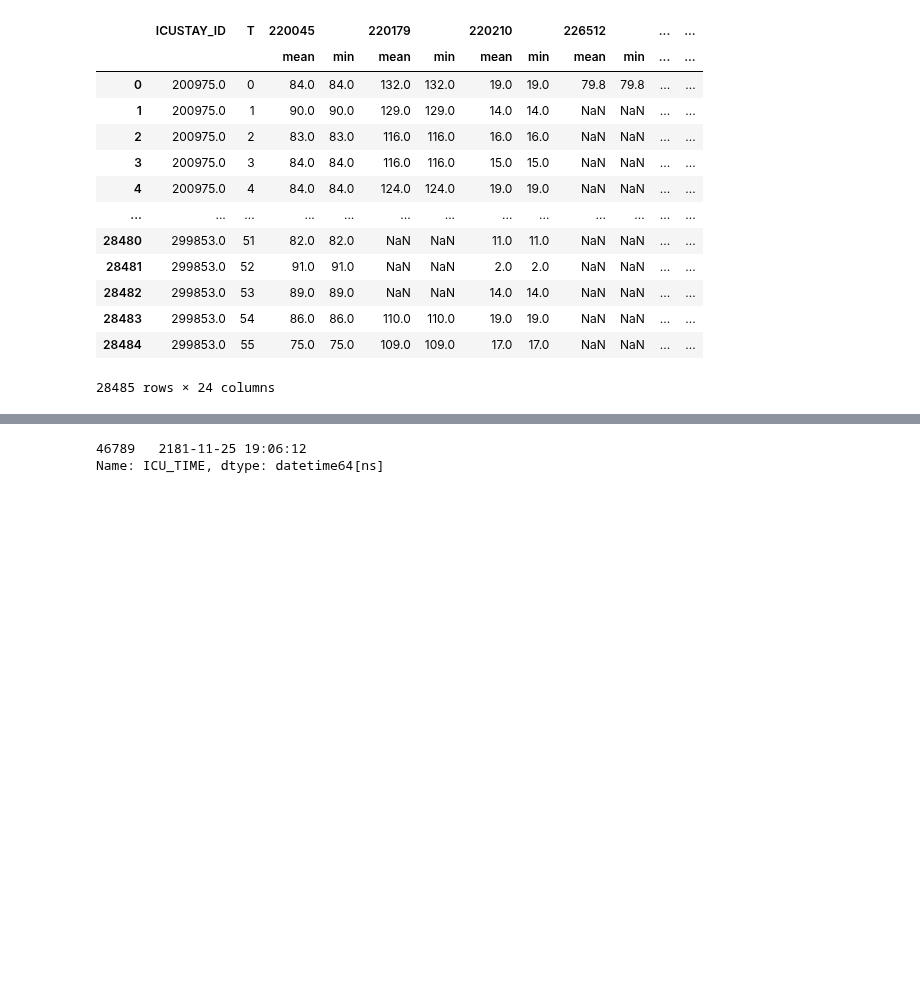
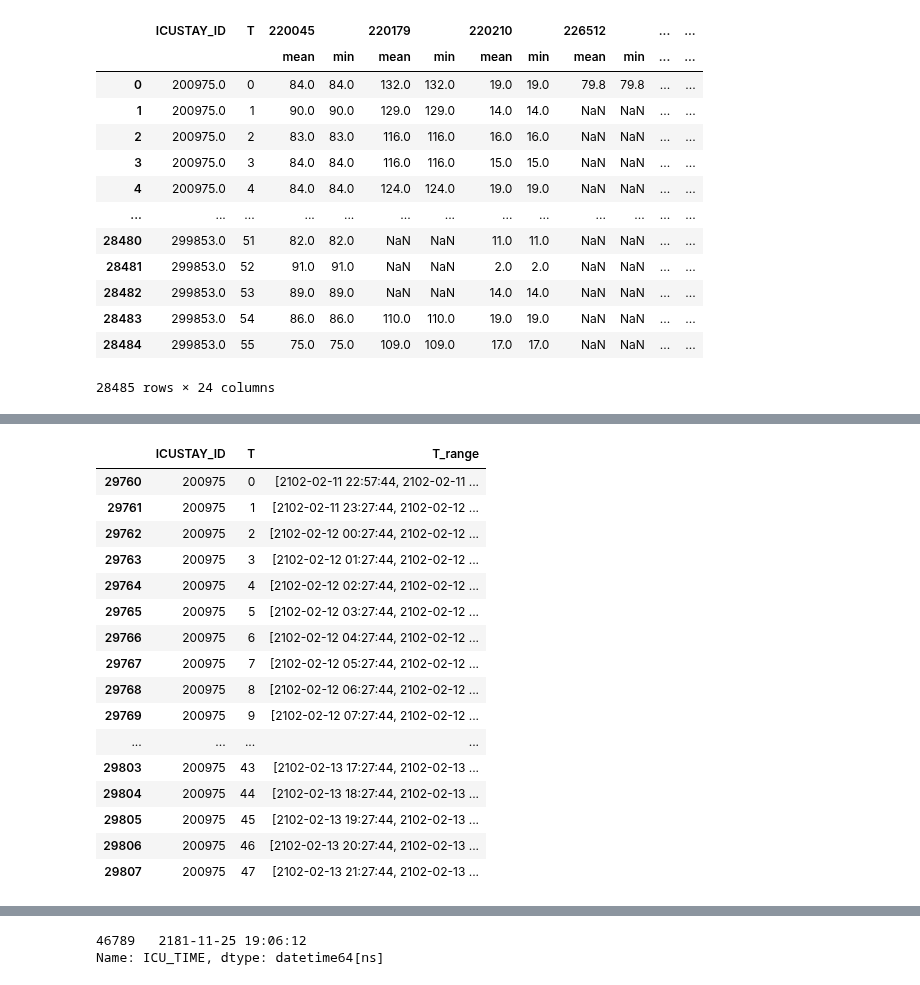
Before and after one commit to Harry-PARK/MIMIC_preprocessing, a Jupyter notebook: test.ipynb, the cells around one changed output, grey strips where cells are left out. Saved outputs shown, nothing was run; the diff lists cells and outputs as text; code cells hidden in the pictures; blank space fills up the shorter version.

```diff
--- a/test.ipynb
+++ b/test.ipynb
@@ -200,0 +306,20 @@ process_aggregator... Complete!
+# %%
+patients_static.time_T_info[patients_static.time_T_info["ICUSTAY_ID"]==200975]
+# %% [output]
+|  | ICUSTAY_ID | T | T_range |
+| 29760 | 200975 | 0 | [2102-02-11 22:57:44, 2102-02-11 ... |
+| 29761 | 200975 | 1 | [2102-02-11 23:27:44, 2102-02-12 ... |
+| 29762 | 200975 | 2 | [2102-02-12 00:27:44, 2102-02-12 ... |
+| 29763 | 200975 | 3 | [2102-02-12 01:27:44, 2102-02-12 ... |
+| 29764 | 200975 | 4 | [2102-02-12 02:27:44, 2102-02-12 ... |
+| 29765 | 200975 | 5 | [2102-02-12 03:27:44, 2102-02-12 ... |
+| 29766 | 200975 | 6 | [2102-02-12 04:27:44, 2102-02-12 ... |
+| 29767 | 200975 | 7 | [2102-02-12 05:27:44, 2102-02-12 ... |
+| 29768 | 200975 | 8 | [2102-02-12 06:27:44, 2102-02-12 ... |
+| 29769 | 200975 | 9 | [2102-02-12 07:27:44, 2102-02-12 ... |
+| ... | ... | ... | ... |
+| 29803 | 200975 | 43 | [2102-02-13 17:27:44, 2102-02-13 ... |
+| 29804 | 200975 | 44 | [2102-02-13 18:27:44, 2102-02-13 ... |
+| 29805 | 200975 | 45 | [2102-02-13 19:27:44, 2102-02-13 ... |
+| 29806 | 200975 | 46 | [2102-02-13 20:27:44, 2102-02-13 ... |
+| 29807 | 200975 | 47 | [2102-02-13 21:27:44, 2102-02-13 ... |
```
Also changed, not shown: parts of 4 cells of this notebook, 2 other files.
